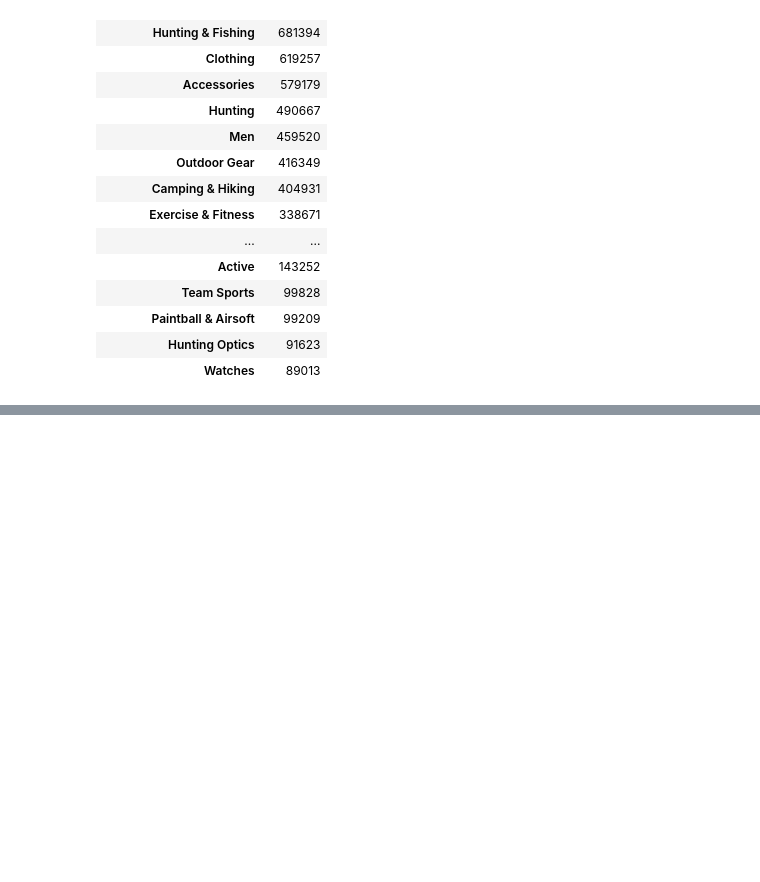
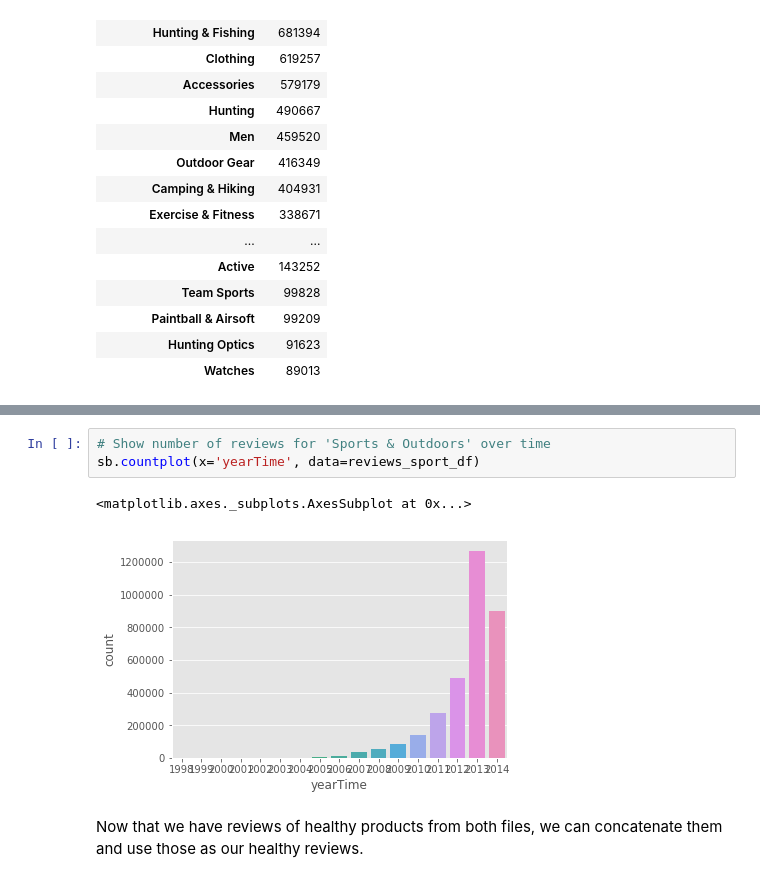
Before and after one commit to darioAnongba/EPFL-ADA, a Jupyter notebook: project/Project.ipynb, the cells around one changed output, grey strips where cells are left out. Saved outputs shown, nothing was run; the diff lists cells and outputs as text; blank space fills up the shorter version.

```diff
--- a/project/Project.ipynb
+++ b/project/Project.ipynb
@@ -92,0 +226,8 @@ sport_cat_count_df.head(20)
+# %%
+# Show number of reviews for 'Sports & Outdoors' over time
+sb.countplot(x='yearTime', data=reviews_sport_df)
+# %% [output]
+<matplotlib.axes._subplots.AxesSubplot at 0x...>
+[figure, added]
+# %% [markdown]
+Now that we have reviews of healthy products from both files, we can concatenate them and use those as our healthy reviews.
```
Also changed, not shown: parts of 18 cells of this notebook.
